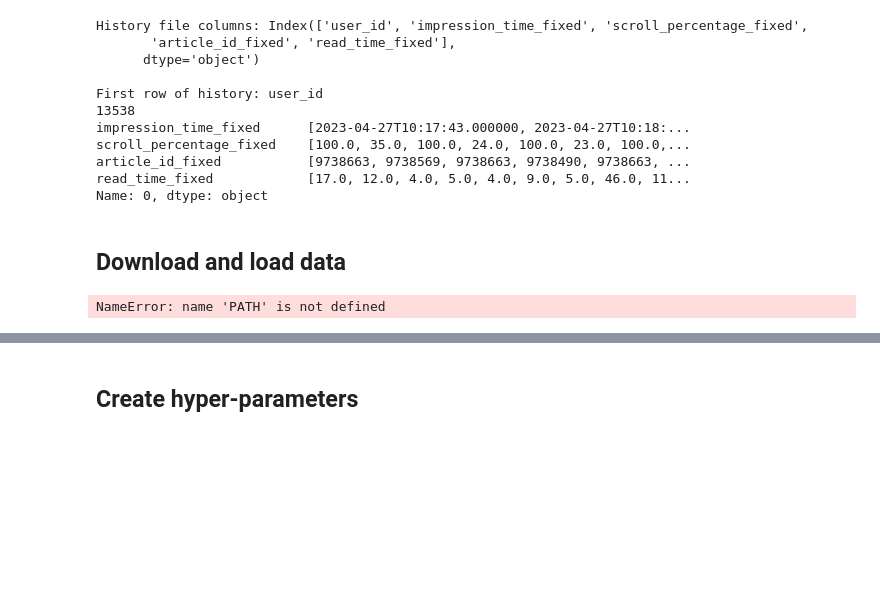
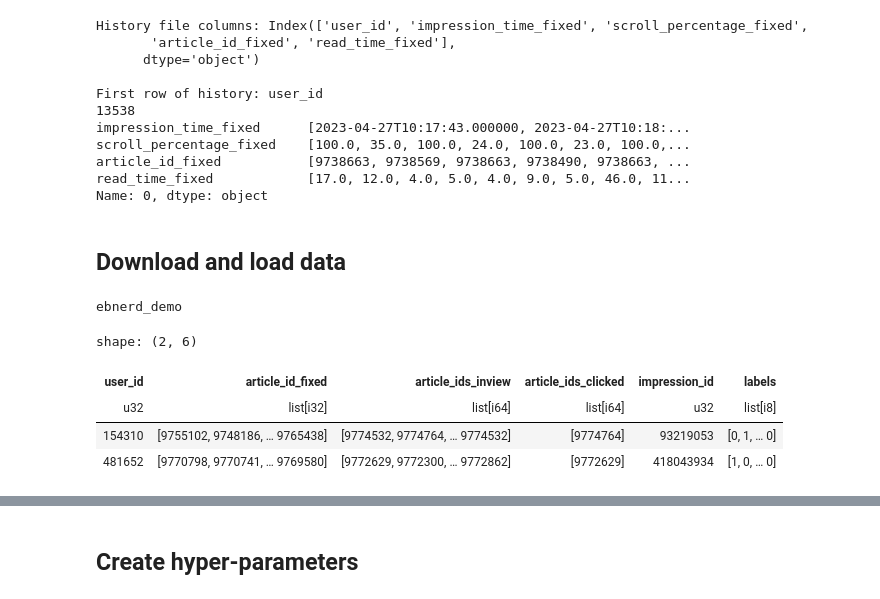
Before and after one commit to Gustavclausen1804/Deeplearning-RecSys-Challenge-2024, a Jupyter notebook: nrms_torch.ipynb, the cells around one changed output, grey strips where cells are left out. Cells and saved outputs as stored; diff of their text form; code cells hidden in the pictures; blank space fills up the shorter version.

```diff
--- a/nrms_torch.ipynb
+++ b/nrms_torch.ipynb
@@ -94,6 +99,11 @@ read_time_fixed            [17.0, 12.0, 4.0, 5.0, 4.0, 9.0, 5.0, 46.0, 11...
 Name: 0, dtype: object
 # %% [markdown]
 ## Download and load data
+# %%
+PATH = Path("./ebnerd_demo")  # Base path for your data directory
+print(PATH)
+# %% [output]
+ebnerd_demo
 # %%
 def ebnerd_from_path(path: Path, history_size: int = 30) -> pl.DataFrame:
     """
@@ -125,33 +135,37 @@ def ebnerd_from_path(path: Path, history_size: int = 30) -> pl.DataFrame:
 COLUMNS = [
     DEFAULT_USER_COL,
     DEFAULT_HISTORY_ARTICLE_ID_COL,
     DEFAULT_INVIEW_ARTICLES_COL,
     DEFAULT_CLICKED_ARTICLES_COL,
     DEFAULT_IMPRESSION_ID_COL,
 ]
 HISTORY_SIZE = 10
 FRACTION = 0.01
 
 df_train = (
-    ebnerd_from_path(PATH.joinpath(DATASPLIT, "train"), history_size=HISTORY_SIZE)
+    ebnerd_from_path(PATH.joinpath("train"), history_size=HISTORY_SIZE)
     .select(COLUMNS)
     .pipe(
         sampling_strategy_wu2019,
         npratio=4,
         shuffle=True,
         with_replacement=True,
         seed=123,
     )
     .pipe(create_binary_labels_column)
     .sample(fraction=FRACTION)
 )
 # =>
 df_validation = (
-    ebnerd_from_path(PATH.joinpath(DATASPLIT, "validation"), history_size=HISTORY_SIZE)
+    ebnerd_from_path(PATH.joinpath("validation"), history_size=HISTORY_SIZE)
     .select(COLUMNS)
     .pipe(create_binary_labels_column)
     .sample(fraction=FRACTION)
 )
 df_train.head(2)
 # %% [output]
-NameError: name 'PATH' is not defined
+shape: (2, 6)
+| user_id | article_id_fixed | article_ids_inview | article_ids_clicked | impression_id | labels |
+| u32 | list[i32] | list[i64] | list[i64] | u32 | list[i8] |
+| 154310 | [9755102, 9748186, … 9765438] | [9774532, 9774764, … 9774532] | [9774764] | 93219053 | [0, 1, … 0] |
+| 481652 | [9770798, 9770741, … 9769580] | [9772629, 9772300, … 9772862] | [9772629] | 418043934 | [1, 0, … 0] |
```
Also changed, not shown: parts of 6 cells of this notebook, 8 other files.
